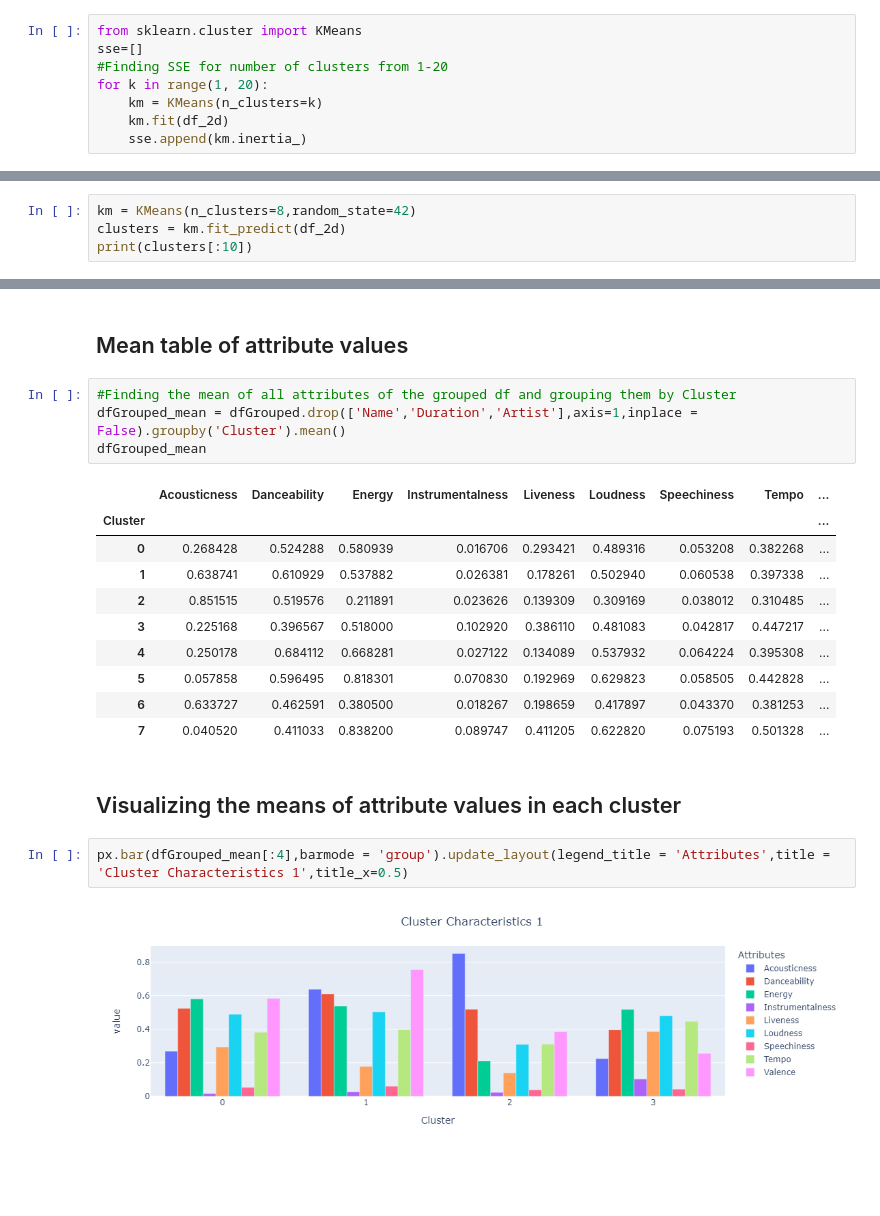
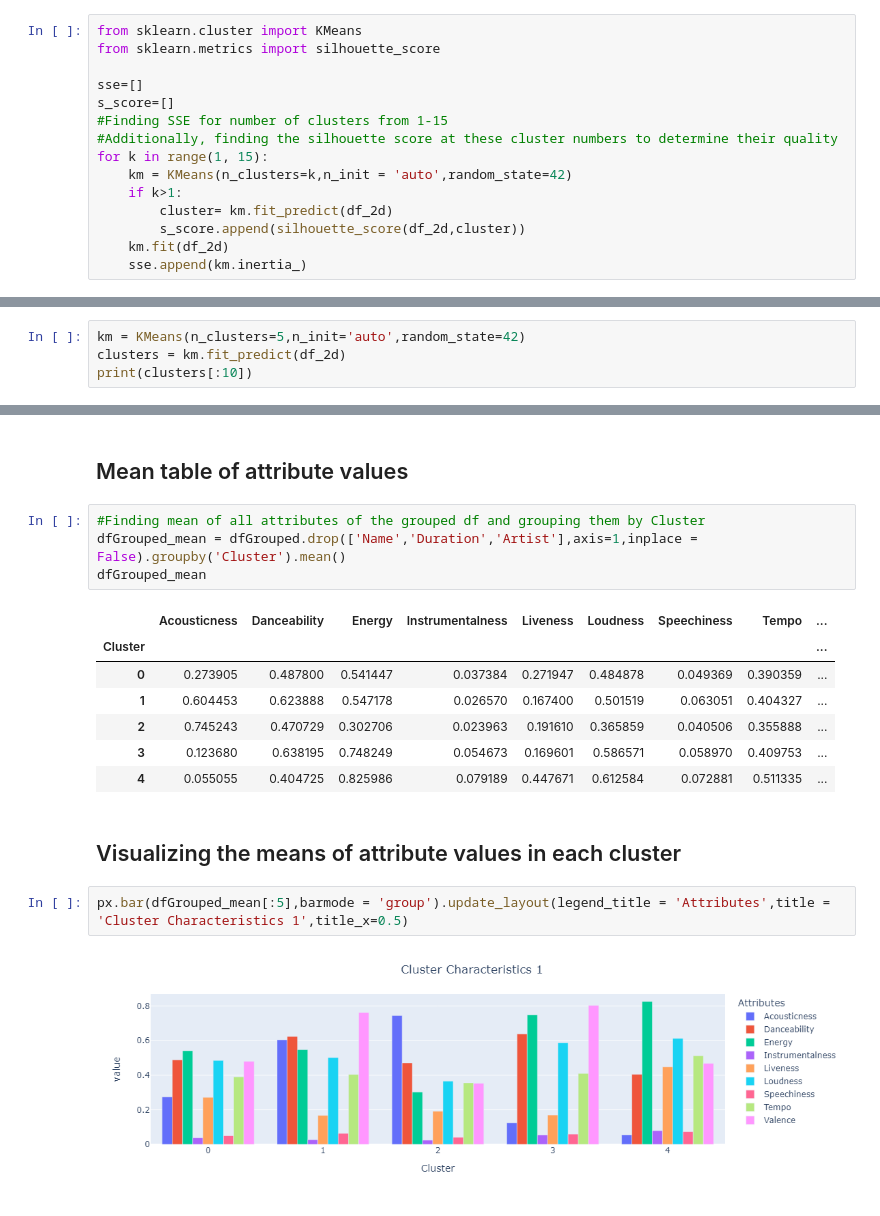
Before and after one commit to wry420/Spotify-playlist-data-analysis, a Jupyter notebook: spotify_dataset.ipynb, the cells around one changed output, grey strips where cells are left out. Drawn from its saved outputs; the diff is of its cells as text; blank space fills up the shorter version.

```diff
--- a/spotify_dataset.ipynb
+++ b/spotify_dataset.ipynb
@@ -81,8 +81,15 @@ df_2d = pca.fit_transform(df)
 # %%
 from sklearn.cluster import KMeans
+from sklearn.metrics import silhouette_score
+
 sse=[]
-#Finding SSE for number of clusters from 1-20
-for k in range(1, 20):
-    km = KMeans(n_clusters=k)
+s_score=[]
+#Finding SSE for number of clusters from 1-15
+#Additionally, finding the silhouette score at these cluster numbers to determine their quality
+for k in range(1, 15):
+    km = KMeans(n_clusters=k,n_init = 'auto',random_state=42)
+    if k>1:
+        cluster= km.fit_predict(df_2d)
+        s_score.append(silhouette_score(df_2d,cluster))
     km.fit(df_2d)
     sse.append(km.inertia_)
@@ -99,5 +117,5 @@ px.line(x=range(1,20),y=sse).update_layout(xaxis_title="K Range",yaxis_title="Su
 # %%
-km = KMeans(n_clusters=8,random_state=42)
+km = KMeans(n_clusters=5,n_init='auto',random_state=42)
 clusters = km.fit_predict(df_2d)
 print(clusters[:10])
 # %% [output]
@@ -132,23 +148,20 @@ dfGrouped.head()
 # %% [markdown]
 ## Mean table of attribute values
 # %%
-#Finding the mean of all attributes of the grouped df and grouping them by Cluster
+#Finding mean of all attributes of the grouped df and grouping them by Cluster
 dfGrouped_mean = dfGrouped.drop(['Name','Duration','Artist'],axis=1,inplace = False).groupby('Cluster').mean()
 dfGrouped_mean
 # %% [output]
 |  | Acousticness | Danceability | Energy | Instrumentalness | Liveness | Loudness | Speechiness | Tempo | ... |
 | Cluster |  |  |  |  |  |  |  |  | ... |
-| 0 | 0.268428 | 0.524288 | 0.580939 | 0.016706 | 0.293421 | 0.489316 | 0.053208 | 0.382268 | ... |
-| 1 | 0.638741 | 0.610929 | 0.537882 | 0.026381 | 0.178261 | 0.502940 | 0.060538 | 0.397338 | ... |
-| 2 | 0.851515 | 0.519576 | 0.211891 | 0.023626 | 0.139309 | 0.309169 | 0.038012 | 0.310485 | ... |
-| 3 | 0.225168 | 0.396567 | 0.518000 | 0.102920 | 0.386110 | 0.481083 | 0.042817 | 0.447217 | ... |
-| 4 | 0.250178 | 0.684112 | 0.668281 | 0.027122 | 0.134089 | 0.537932 | 0.064224 | 0.395308 | ... |
-| 5 | 0.057858 | 0.596495 | 0.818301 | 0.070830 | 0.192969 | 0.629823 | 0.058505 | 0.442828 | ... |
-| 6 | 0.633727 | 0.462591 | 0.380500 | 0.018267 | 0.198659 | 0.417897 | 0.043370 | 0.381253 | ... |
-| 7 | 0.040520 | 0.411033 | 0.838200 | 0.089747 | 0.411205 | 0.622820 | 0.075193 | 0.501328 | ... |
+| 0 | 0.273905 | 0.487800 | 0.541447 | 0.037384 | 0.271947 | 0.484878 | 0.049369 | 0.390359 | ... |
+| 1 | 0.604453 | 0.623888 | 0.547178 | 0.026570 | 0.167400 | 0.501519 | 0.063051 | 0.404327 | ... |
+| 2 | 0.745243 | 0.470729 | 0.302706 | 0.023963 | 0.191610 | 0.365859 | 0.040506 | 0.355888 | ... |
+| 3 | 0.123680 | 0.638195 | 0.748249 | 0.054673 | 0.169601 | 0.586571 | 0.058970 | 0.409753 | ... |
+| 4 | 0.055055 | 0.404725 | 0.825986 | 0.079189 | 0.447671 | 0.612584 | 0.072881 | 0.511335 | ... |
 # %% [markdown]
 ## Visualizing the means of attribute values in each cluster
 # %%
-px.bar(dfGrouped_mean[:4],barmode = 'group').update_layout(legend_title = 'Attributes',title = 'Cluster Characteristics 1',title_x=0.5)
+px.bar(dfGrouped_mean[:5],barmode = 'group').update_layout(legend_title = 'Attributes',title = 'Cluster Characteristics 1',title_x=0.5)
 # %% [output]
-[figure, old version]
+[figure, new version]
```
Also changed, not shown: parts of 16 cells of this notebook.
